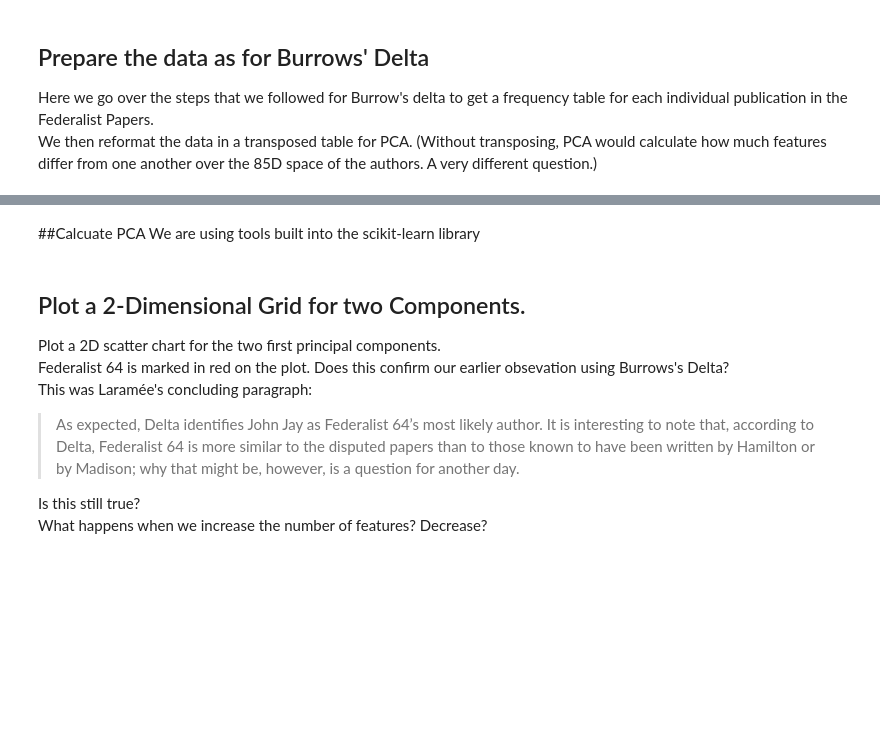
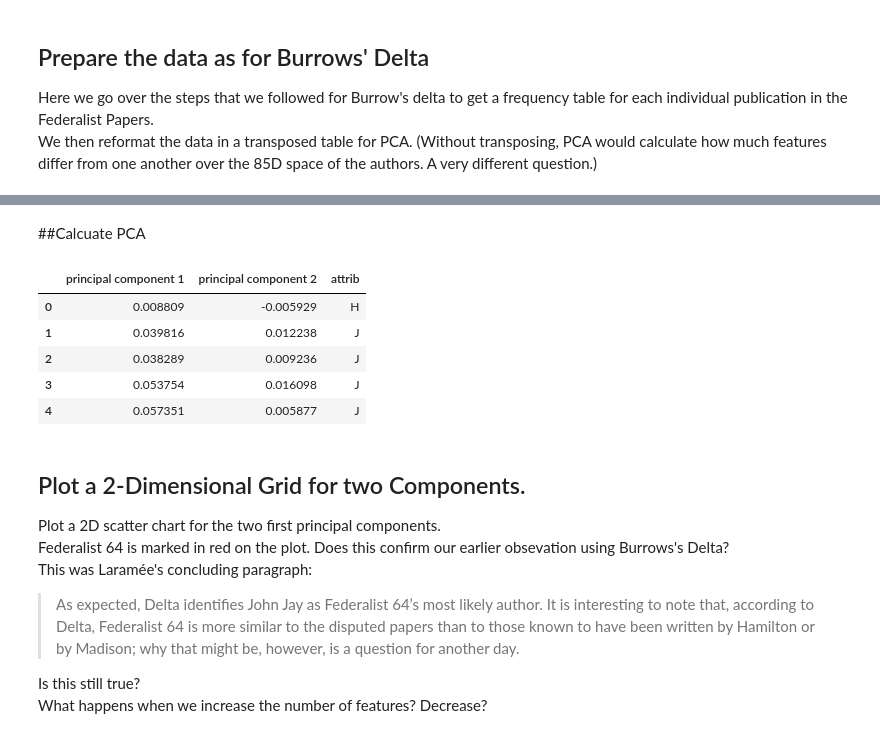
Before and after one commit to hlapin/DHTeaching, a Jupyter notebook: Getting_Started_With_Text_Mining_Stylometry,_TF_IDF,_Topic_Modelling.ipynb, the cells around one changed output, grey strips where cells are left out. Saved outputs shown, nothing was run; the diff lists cells and outputs as text; code cells hidden in the pictures; blank space fills up the shorter version.

```diff
--- a/Getting_Started_With_Text_Mining_Stylometry,_TF_IDF,_Topic_Modelling.ipynb
+++ b/Getting_Started_With_Text_Mining_Stylometry,_TF_IDF,_Topic_Modelling.ipynb
@@ -428,29 +536,32 @@ dfFeats_transp.head()
-# %% [markdown]
-##Calcuate PCA
-We are using tools built into the scikit-learn library
+# %% [markdown]
+##Calcuate PCA
 # %%
 from sklearn.preprocessing import StandardScaler
 from sklearn.decomposition import PCA
 
-
-
-pca = PCA(n_components=3)
+pca = PCA(n_components=2)
 # # # to scale (mean = 0 total stdev = 1)
-# # # balances the weights of more q less frequent words
+# # # balances the weights of more or less frequent words
 # scaled = StandardScaler().fit_transform(dfFeats_transp)
 # principalComponents = pca.fit_transform(scaled)
 
 # to apply scaling uncomment above and comment next line
 principalComponents = pca.fit_transform(dfFeats_transp)
 principalDf = pd.DataFrame(data = principalComponents,
                            columns = ['principal component 1',
-                           'principal component 2',
-                           'principal component 3'])
+                           'principal component 2'])
 
 # add attrib labels
 principalDf["attrib"] = dfPapers["attrib"]
 
 principalDf.head()
+# %% [output]
+|  | principal component 1 | principal component 2 | attrib |
+| 0 | 0.008809 | -0.005929 | H |
+| 1 | 0.039816 | 0.012238 | J |
+| 2 | 0.038289 | 0.009236 | J |
+| 3 | 0.053754 | 0.016098 | J |
+| 4 | 0.057351 | 0.005877 | J |
 # %% [markdown]
 ## Plot a 2-Dimensional Grid for two Components.
 Plot a 2D scatter chart for the two first principal components.
```
Also changed, not shown: parts of 37 cells of this notebook.
